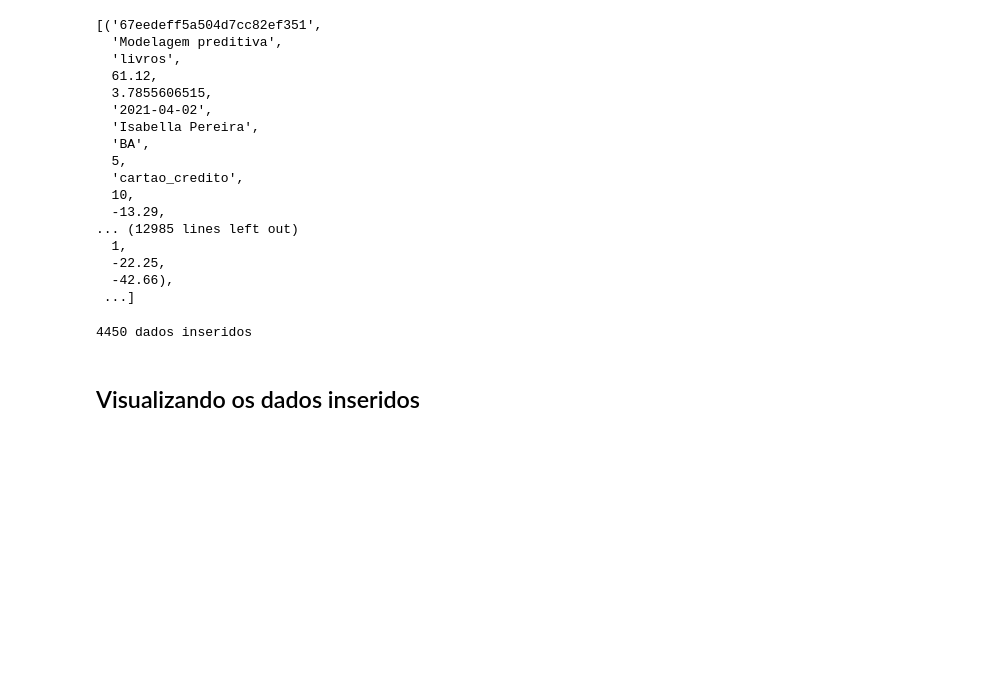
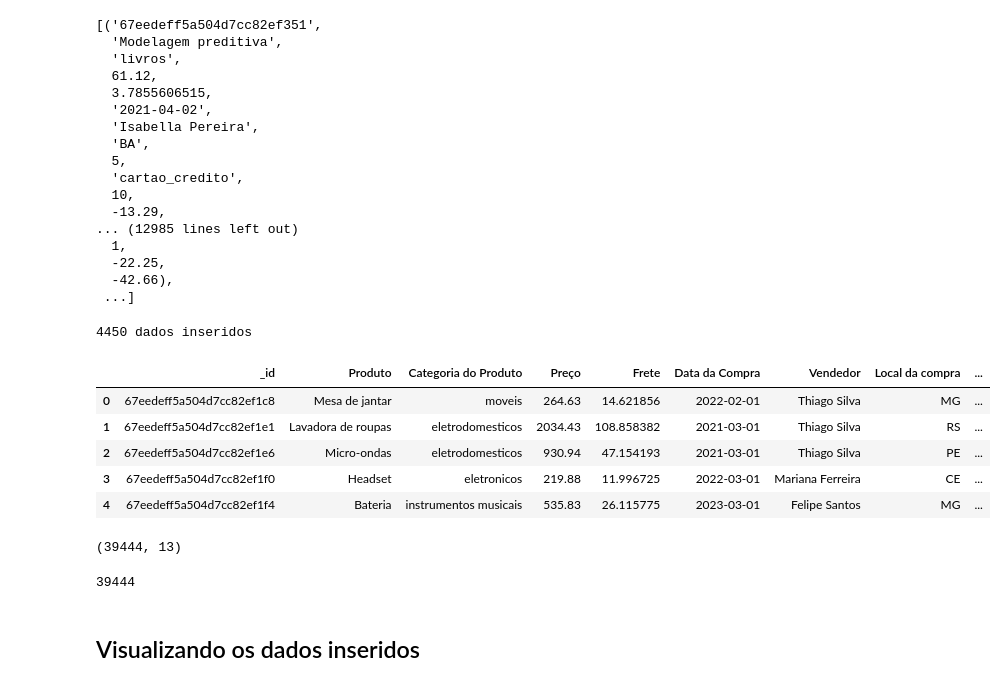
Before and after one commit to felippeximenes/pipeline-python-mongo-mysql, a Jupyter notebook: notebooks/save_data_mysql.ipynb, the cells around one changed output. Saved outputs shown, nothing was run; the diff lists cells and outputs as text; code cells hidden in the pictures; blank space fills up the shorter version.

Commit message:
tabela de produtos de 2021 em diante criada

```diff
--- a/notebooks/save_data_mysql.ipynb
+++ b/notebooks/save_data_mysql.ipynb
@@ -211,0 +234,21 @@ print(cursor.rowcount, "dados inseridos")
+# %%
+# Tabela cirada, realizando a leitura do arquivo CSV (tabela_2021_em_diante.csv)
+# Conferindo a quantidade de linhas e colunas
+# Lembrando que o arquivo CSV esta na pasta data
+
+
+import pandas as pd
+df_produtos = pd.read_csv("../data/tabela_2021_em_diante.csv")
+df_produtos.head()
+# %% [output]
+|  | _id | Produto | Categoria do Produto | Preço | Frete | Data da Compra | Vendedor | Local da compra | ... |
+| 0 | 67eedeff5a504d7cc82ef1c8 | Mesa de jantar | moveis | 264.63 | 14.621856 | 2022-02-01 | Thiago Silva | MG | ... |
+| 1 | 67eedeff5a504d7cc82ef1e1 | Lavadora de roupas | eletrodomesticos | 2034.43 | 108.858382 | 2021-03-01 | Thiago Silva | RS | ... |
+| 2 | 67eedeff5a504d7cc82ef1e6 | Micro-ondas | eletrodomesticos | 930.94 | 47.154193 | 2021-03-01 | Thiago Silva | PE | ... |
+| 3 | 67eedeff5a504d7cc82ef1f0 | Headset | eletronicos | 219.88 | 11.996725 | 2022-03-01 | Mariana Ferreira | CE | ... |
+| 4 | 67eedeff5a504d7cc82ef1f4 | Bateria | instrumentos musicais | 535.83 | 26.115775 | 2023-03-01 | Felipe Santos | MG | ... |
+# %%
+# Conferindo a quantidade de linhas e colunas
+df_produtos.shape
+# %% [output]
+(39444, 13)
@@ -212,2 +261,6 @@ print(cursor.rowcount, "dados inseridos")
+# %%
+print(cursor.rowcount)
+# %% [output]
+39444
 # %% [markdown]
 ## Visualizando os dados inseridos
```
Also changed, not shown: parts of 2 cells of this notebook.
